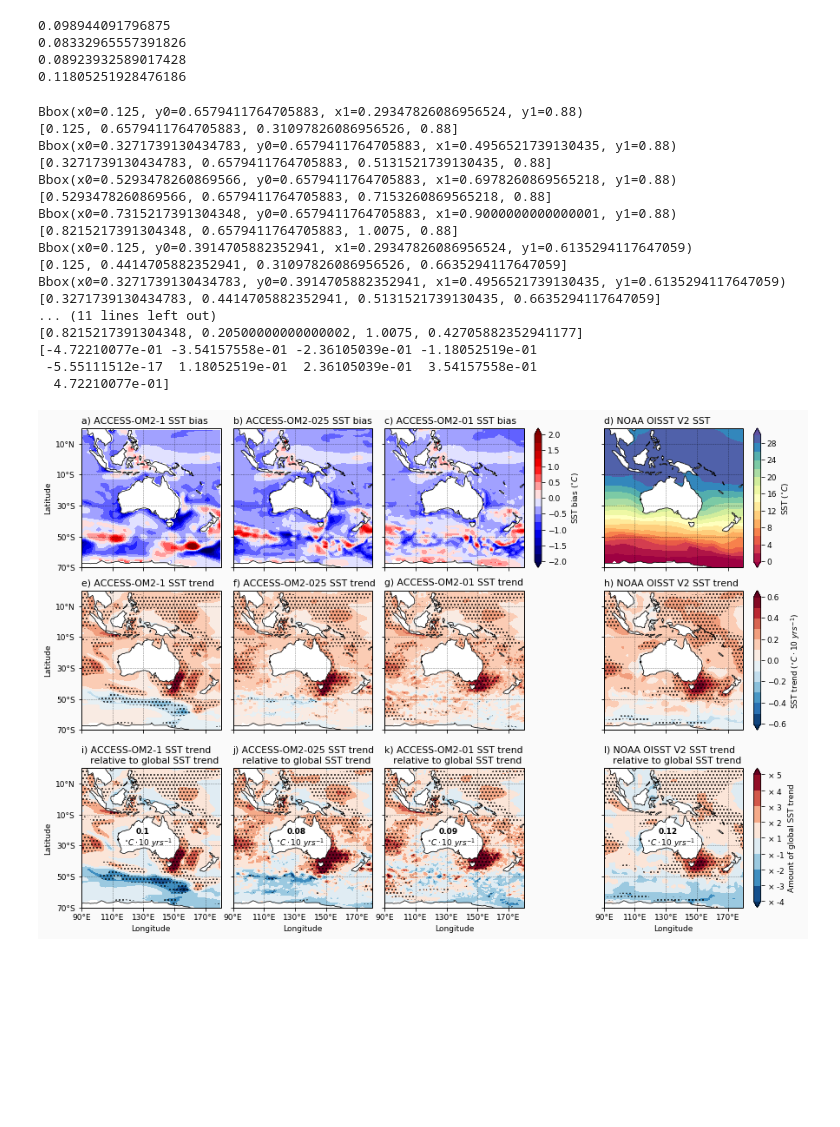
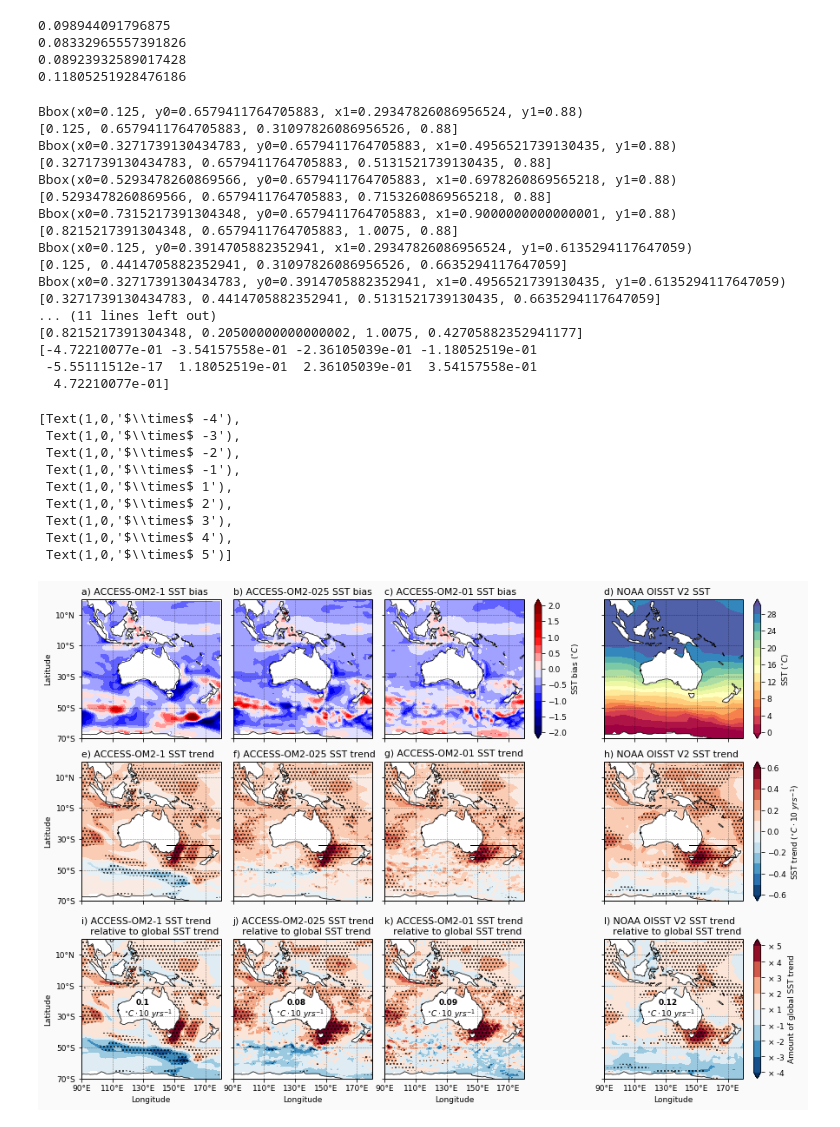
Before and after one commit to ERDuran/Australian-waters-diagnostics, a Jupyter notebook: scripts/p56_plot_SST_relative_to_globalmean.ipynb, the cells around one changed output. Cells and saved outputs as stored; diff of their text form; code cells hidden in the pictures; blank space fills up the shorter version.

```diff
--- a/scripts/p56_plot_SST_relative_to_globalmean.ipynb
+++ b/scripts/p56_plot_SST_relative_to_globalmean.ipynb
@@ -353,10 +353,18 @@ ax.set_ylabel('Latitude')
 # ax.set_yticklabels('')
 ax.grid(linewidth=0.5, color='black', alpha=0.5, linestyle='--')
 ax.add_feature(land_50m)
+s1lat = -34
+s2lat = -42
+slonw = 145
+slone = 175
 plt.plot(
-    [blonw, blone, blone, blonw, blonw],
-    [blats, blats, blatn, blatn, blats],
-    color='k', linestyle='--', linewidth=2)
+    [slonw, slone],
+    [s1lat, s1lat],
+    color='k', linestyle='-', linewidth=1)
+plt.plot(
+    [slonw, slone],
+    [s2lat, s2lat],
+    color='k', linestyle='-', linewidth=1)
 
 ax = plt.subplot(row, col, 6, projection=ccrs.PlateCarree())
 pos = ax.get_position()
@@ -388,6 +396,14 @@ ax.set_ylabel('')
 ax.set_yticklabels('')
 ax.grid(linewidth=0.5, color='black', alpha=0.5, linestyle='--')
 ax.add_feature(land_50m)
+plt.plot(
+    [slonw, slone],
+    [s1lat, s1lat],
+    color='k', linestyle='-', linewidth=1)
+plt.plot(
+    [slonw, slone],
+    [s2lat, s2lat],
+    color='k', linestyle='-', linewidth=1)
 
 ax = plt.subplot(row, col, 7, projection=ccrs.PlateCarree())
 pos = ax.get_position()
@@ -419,6 +435,14 @@ ax.set_ylabel('')
 ax.set_yticklabels('')
 ax.grid(linewidth=0.5, color='black', alpha=0.5, linestyle='--')
 ax.add_feature(land_50m)
+plt.plot(
+    [slonw, slone],
+    [s1lat, s1lat],
+    color='k', linestyle='-', linewidth=1)
+plt.plot(
+    [slonw, slone],
+    [s2lat, s2lat],
+    color='k', linestyle='-', linewidth=1)
 
 ax = plt.subplot(row, col, 8, projection=ccrs.PlateCarree())
 pos = ax.get_position()
@@ -450,6 +474,14 @@ ax.set_ylabel('')
 ax.set_yticklabels('')
 ax.grid(linewidth=0.5, color='black', alpha=0.5, linestyle='--')
 ax.add_feature(land_50m)
+plt.plot(
+    [slonw, slone],
+    [s1lat, s1lat],
+    color='k', linestyle='-', linewidth=1)
+plt.plot(
+    [slonw, slone],
+    [s2lat, s2lat],
+    color='k', linestyle='-', linewidth=1)
 axins = inset_axes(ax,
                    width="5%",  # width = 5% of parent_bbox width
                    height="100%",  # height : 50%
@@ -602,31 +634,40 @@ axins = inset_axes(ax,
                    height="100%",  # height : 50%
                    loc='lower left',
                    bbox_to_anchor=(1.075, 0, 1, 1),
                    bbox_transform=ax.transAxes,
                    borderpad=0)
 cbar = plt.colorbar(plot, orientation='vertical',
                     label=r'Amount of global SST trend', cax=axins)
 cbar.set_ticks(levels)
 cbar.ax.set_yticklabels([r'$\times$ -4',r'$\times$ -3',r'$\times$ -2',r'$\times$ -1',
                         r'$\times$ 1',r'$\times$ 2',r'$\times$ 3',r'$\times$ 4',r'$\times$ 5'])
 
 # savefigure('SST_bias_trend_gtrend')
 # %% [output]
 Bbox(x0=0.125, y0=0.6579411764705883, x1=0.29347826086956524, y1=0.88)
 [0.125, 0.6579411764705883, 0.31097826086956526, 0.88]
 Bbox(x0=0.3271739130434783, y0=0.6579411764705883, x1=0.4956521739130435, y1=0.88)
 [0.3271739130434783, 0.6579411764705883, 0.5131521739130435, 0.88]
 Bbox(x0=0.5293478260869566, y0=0.6579411764705883, x1=0.6978260869565218, y1=0.88)
 [0.5293478260869566, 0.6579411764705883, 0.7153260869565218, 0.88]
 Bbox(x0=0.7315217391304348, y0=0.6579411764705883, x1=0.9000000000000001, y1=0.88)
 [0.8215217391304348, 0.6579411764705883, 1.0075, 0.88]
 Bbox(x0=0.125, y0=0.3914705882352941, x1=0.29347826086956524, y1=0.6135294117647059)
 [0.125, 0.4414705882352941, 0.31097826086956526, 0.6635294117647059]
 Bbox(x0=0.3271739130434783, y0=0.3914705882352941, x1=0.4956521739130435, y1=0.6135294117647059)
 [0.3271739130434783, 0.4414705882352941, 0.5131521739130435, 0.6635294117647059]
 ... (11 lines left out)
 [0.8215217391304348, 0.20500000000000002, 1.0075, 0.42705882352941177]
 [-4.72210077e-01 -3.54157558e-01 -2.36105039e-01 -1.18052519e-01
  -5.55111512e-17  1.18052519e-01  2.36105039e-01  3.54157558e-01
   4.72210077e-01]
+[Text(1,0,'$\\times$ -4'),
+ Text(1,0,'$\\times$ -3'),
+ Text(1,0,'$\\times$ -2'),
+ Text(1,0,'$\\times$ -1'),
+ Text(1,0,'$\\times$ 1'),
+ Text(1,0,'$\\times$ 2'),
+ Text(1,0,'$\\times$ 3'),
+ Text(1,0,'$\\times$ 4'),
+ Text(1,0,'$\\times$ 5')]
-[figure, old version]
+[figure, new version]
```
Also changed, not shown: 3 other files.
